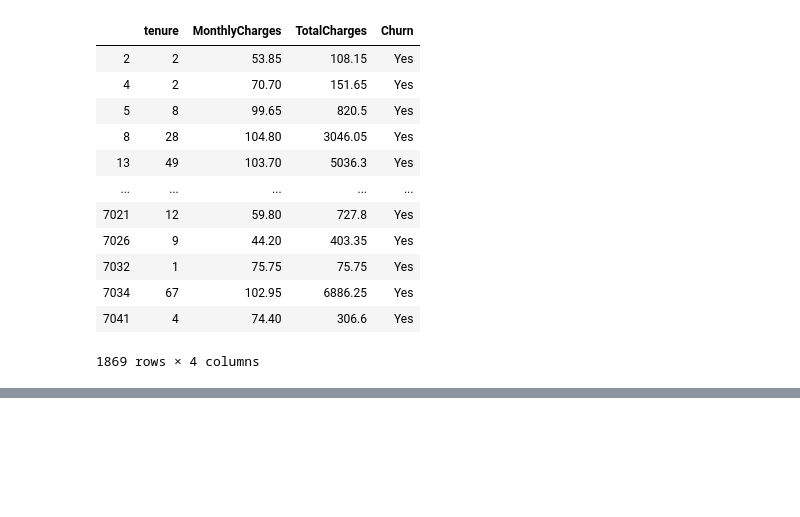
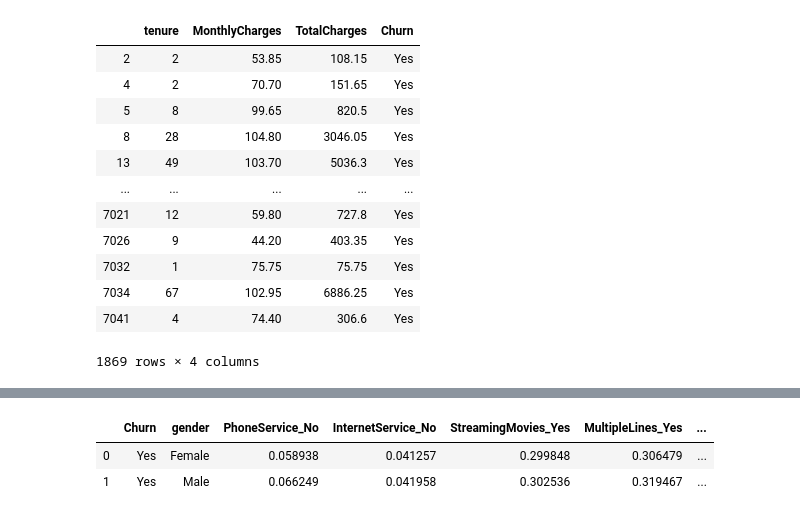
Before and after one commit to Bretius/Churn_Project, a Jupyter notebook: BretiusMustaphat_projetIBM.ipynb, the cells around one changed output, grey strips where cells are left out. Cells and saved outputs as stored; diff of their text form; code cells hidden in the pictures; blank space fills up the shorter version.

```diff
--- a/BretiusMustaphat_projetIBM.ipynb
+++ b/BretiusMustaphat_projetIBM.ipynb
@@ -1003,0 +991,7 @@ group_profil.T
+# %%
+num = group_profil.reset_index()
+num
+# %% [output]
+|  | Churn | gender | PhoneService_No | InternetService_No | StreamingMovies_Yes | MultipleLines_Yes | ... |
+| 0 | Yes | Female | 0.058938 | 0.041257 | 0.299848 | 0.306479 | ... |
+| 1 | Yes | Male | 0.066249 | 0.041958 | 0.302536 | 0.319467 | ... |
```
Also changed, not shown: parts of 29 cells of this notebook.
